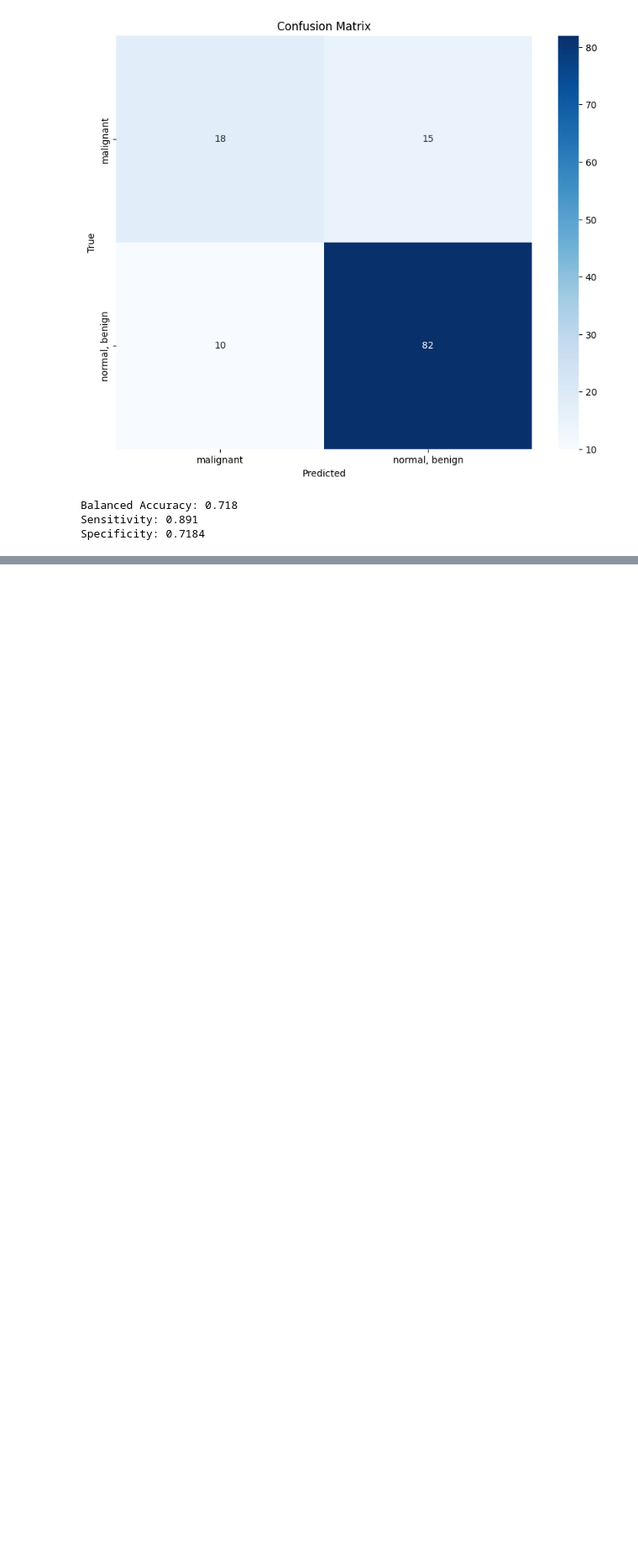
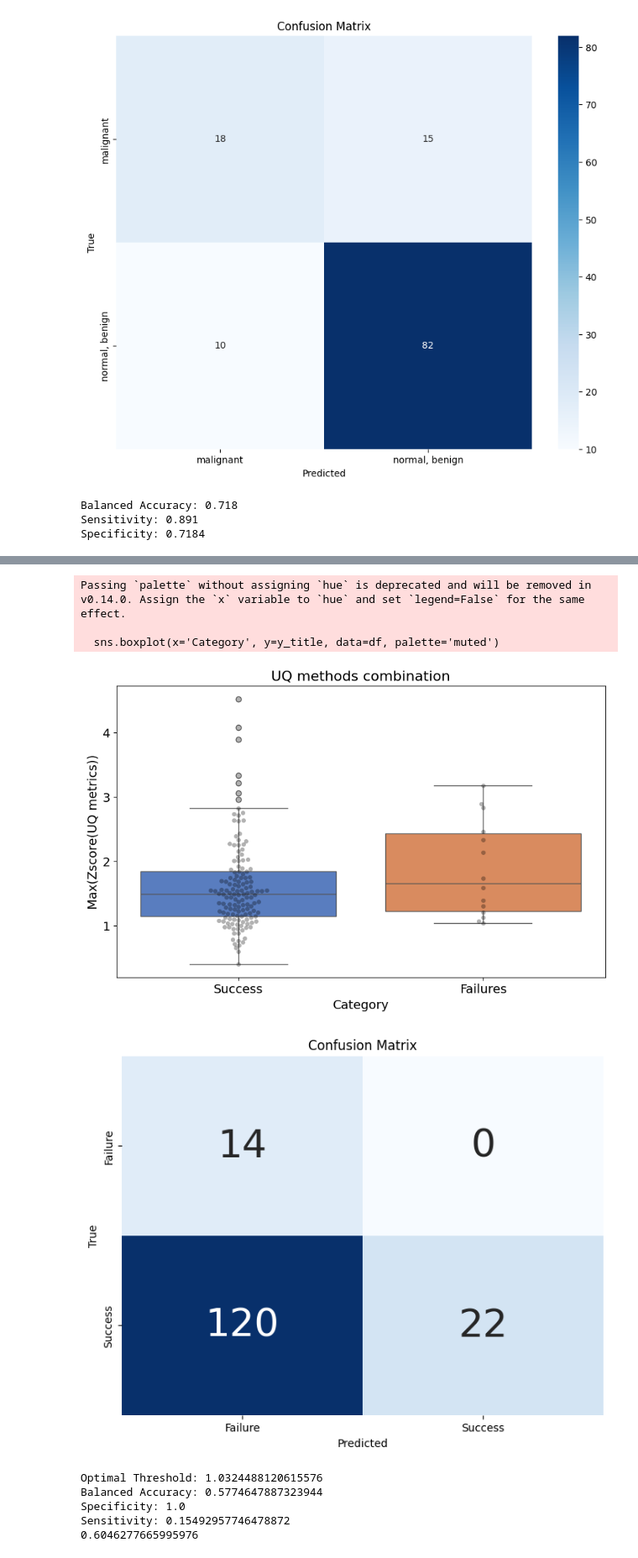
Before and after one commit to pstnmz/UQ_toolbox, a Jupyter notebook: medMNIST/UQ_test_metrics.ipynb, the cells around one changed output, grey strips where cells are left out. Shown at 84% size. Drawn from its saved outputs; the diff is of its cells as text; code cells hidden in the pictures; blank space fills up the shorter version.

```diff
--- a/medMNIST/UQ_test_metrics.ipynb
+++ b/medMNIST/UQ_test_metrics.ipynb
@@ -708,14 +784,14 @@ Sensitivity: 0.22535211267605634
-# %%
- # Flatten the array to compute the global mean and standard deviation
-combined = np.column_stack((MSR_scaled, stds, gps, mean_knn_distances_shap)).flatten()
-
-# Compute global mean and standard deviation
-global_mean = np.mean(combined)
-global_std_dev = np.std(combined)
-
-# Apply z-score standardization to each distribution (column)
-standardized_distributions = (np.column_stack((MSR_scaled, stds, gps, mean_knn_distances_shap)) - global_mean) / global_std_dev
-
-# Compute the max standardized value for each instance (row)
-max_values = np.min(standardized_distributions, axis=1)
+# %%
+display_UQ_results(max_values, correct_predictions, incorrect_predictions, 'Max(Zscore(UQ metrics))', 'UQ methods combination', optim_metric='specificity', swarmplot=True)
+# %% [output]
+Passing `palette` without assigning `hue` is deprecated and will be removed in v0.14.0. Assign the `x` variable to `hue` and set `legend=False` for the same effect.
+
+  sns.boxplot(x='Category', y=y_title, data=df, palette='muted')
+[figure, added]
+[figure, added]
+Optimal Threshold: 1.0324488120615576
+Balanced Accuracy: 0.5774647887323944
+Specificity: 1.0
+Sensitivity: 0.15492957746478872
+0.6046277665995976
 # %%
```
Also changed, not shown: parts of 21 cells of this notebook, 3 other files.
